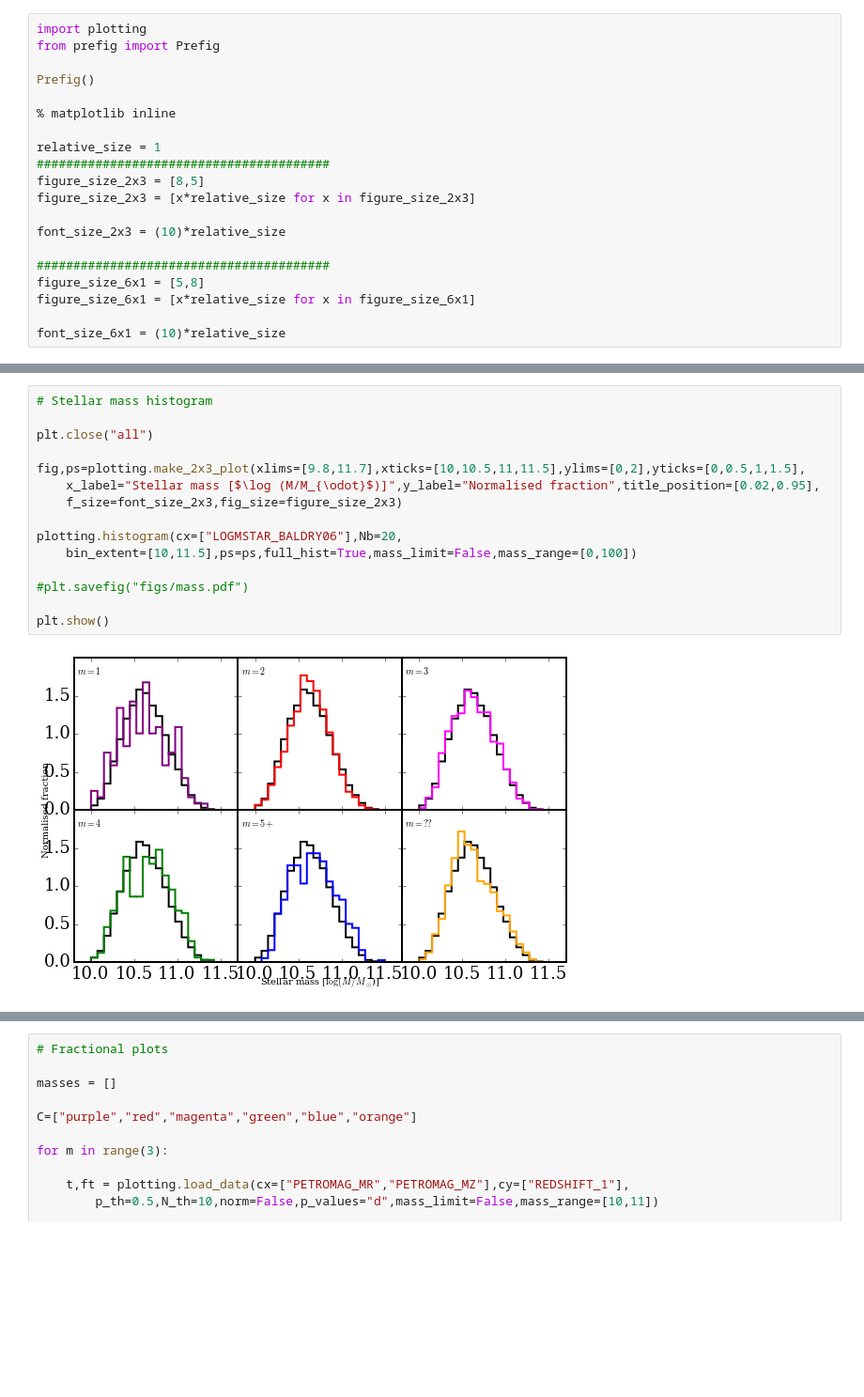
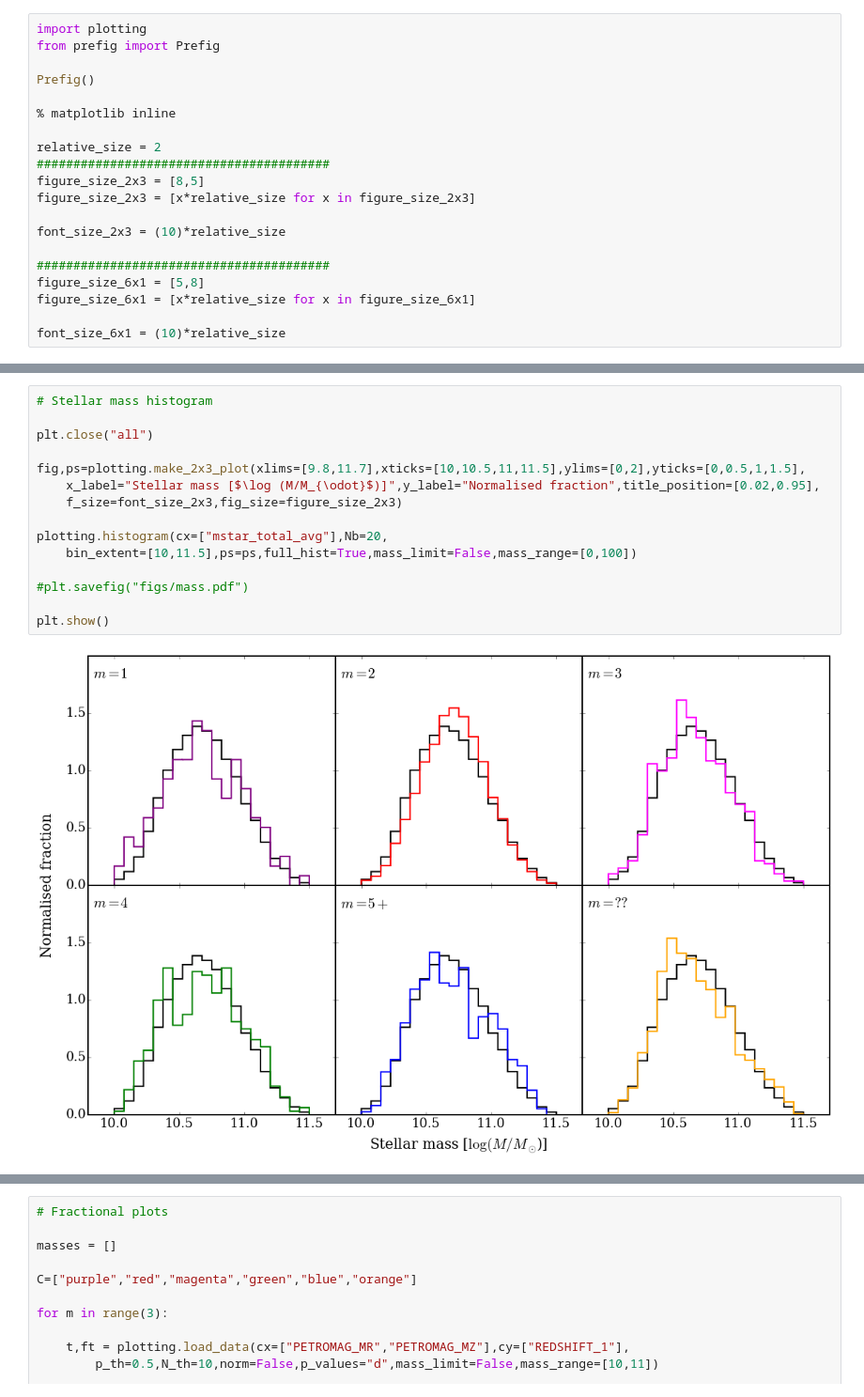
Before and after one commit to bamford/Debiasing-testing, a Jupyter notebook: Plotting_code_notebooks/all_plots.ipynb, the cells around one changed output, grey strips where cells are left out. Shown at 94% size. Saved outputs shown, nothing was run; the diff lists cells and outputs as text; blank space fills up the shorter version.

```diff
--- a/Plotting_code_notebooks/all_plots.ipynb
+++ b/Plotting_code_notebooks/all_plots.ipynb
@@ -6,7 +6,7 @@ Prefig()
 
 % matplotlib inline
 
-relative_size = 1
+relative_size = 2
 ########################################
 figure_size_2x3 = [8,5]
 figure_size_2x3 = [x*relative_size for x in figure_size_2x3]
@@ -79,20 +79,20 @@ ax.legend(frameon=False,fontsize=20)
 # %%
 # Stellar mass histogram
 
 plt.close("all")
 
 fig,ps=plotting.make_2x3_plot(xlims=[9.8,11.7],xticks=[10,10.5,11,11.5],ylims=[0,2],yticks=[0,0.5,1,1.5],
     x_label="Stellar mass [$\log (M/M_{\odot}$)]",y_label="Normalised fraction",title_position=[0.02,0.95],
     f_size=font_size_2x3,fig_size=figure_size_2x3)
 
-plotting.histogram(cx=["LOGMSTAR_BALDRY06"],Nb=20,
+plotting.histogram(cx=["mstar_total_avg"],Nb=20,
     bin_extent=[10,11.5],ps=ps,full_hist=True,mass_limit=False,mass_range=[0,100])
 
 #plt.savefig("figs/mass.pdf")
 
 plt.show()
 # %% [output]
-[figure, old version]
+[figure, new version]
 # %%
 # Colour magnitude diagram 1
 
```
Also changed, not shown: parts of 11 cells of this notebook, 8 other files.
